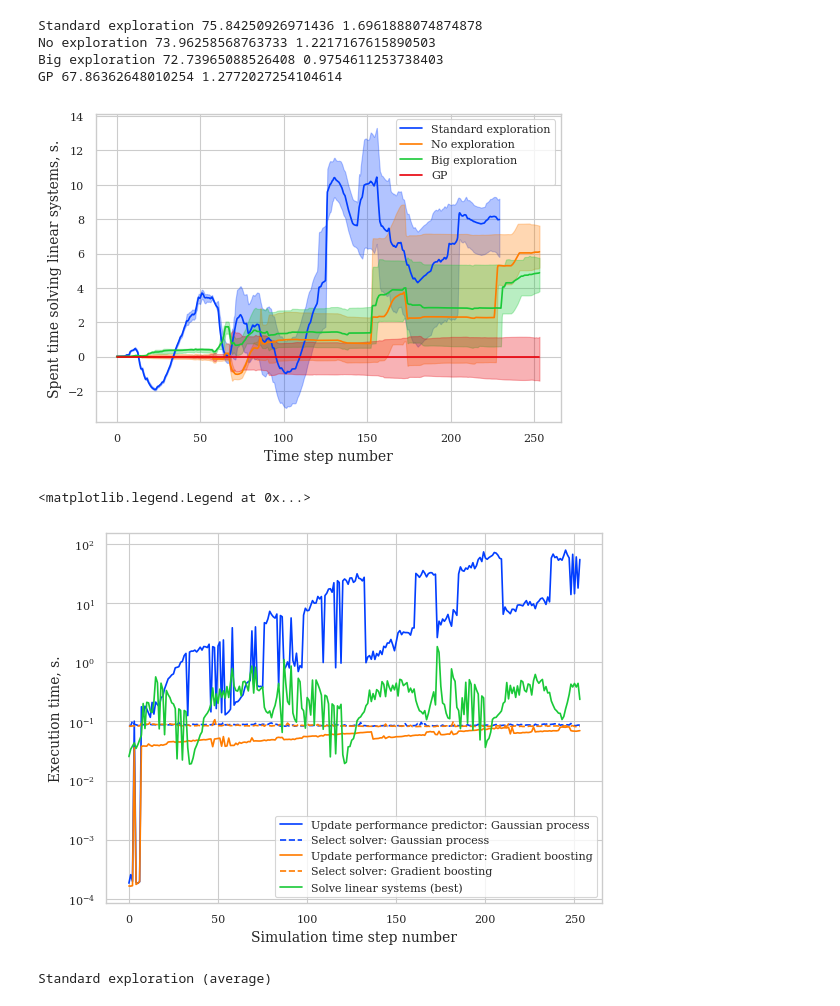
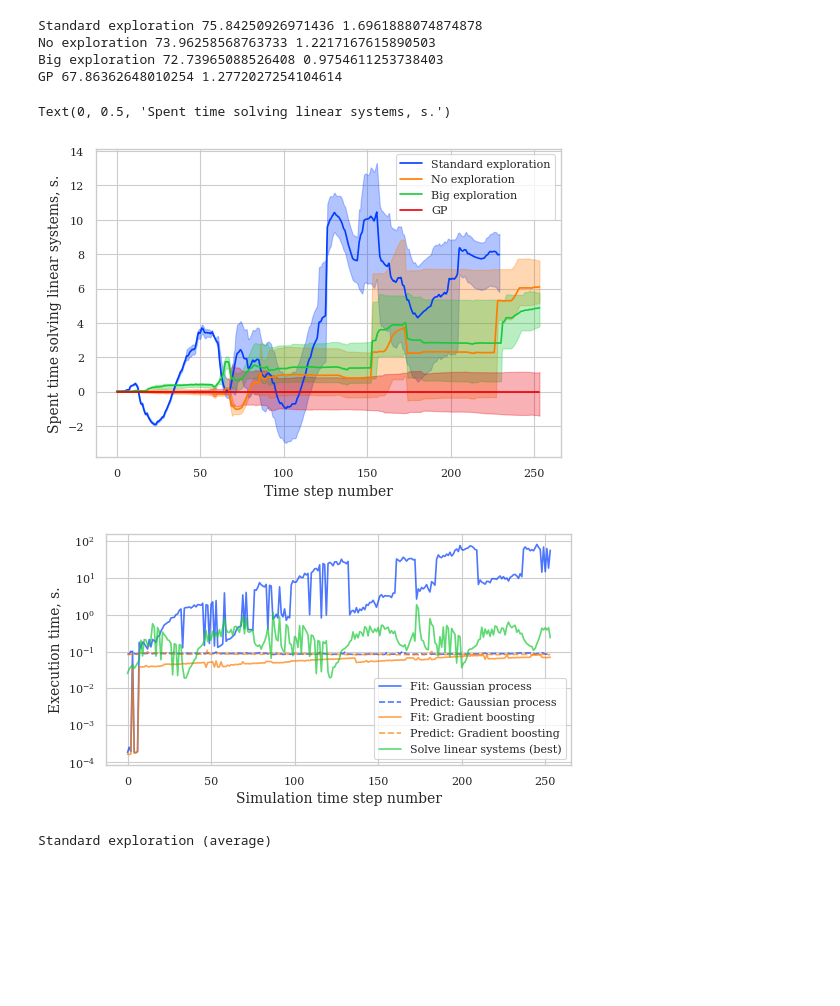
Before and after one commit to Yuriyzabegaev/solver_selector, a Jupyter notebook: examples/3.1/results_3_1_thermal.ipynb, the cells around one changed output. Drawn from its saved outputs; the diff is of its cells as text; code cells hidden in the pictures; blank space fills up the shorter version.

```diff
--- a/examples/3.1/results_3_1_thermal.ipynb
+++ b/examples/3.1/results_3_1_thermal.ipynb
@@ -44,8 +44,8 @@ data = {
     "GP": load_data("thermal_gp", n_newest=NUM_SIMS),
 }
 
-# save_media_path = Path('/dev/null')
-save_media_path = None
+save_media_path = Path('media')
+save_media_path.mkdir(exist_ok=True)
 # %% [output]
 Loading data:
 /home/firedrake/solver_selector/examples/3.1/../1/performance/thermal_dynamic_31.npy
@@ -167,49 +168,64 @@ plt.legend()
 plt.xlabel(X_LABEL)
 plt.ylabel("Spent time solving linear systems, s.")
 
-if save_media_path is not None:
-    plt.savefig(save_media_path / "thermal_performance.pdf", bbox_inches="tight")
+# if save_media_path is not None:
+#     plt.savefig(save_media_path / "thermal_performance.pdf", bbox_inches="tight")
 # %% [output]
 Standard exploration 75.84250926971436 1.6961888074874878
 No exploration 73.96258568763733 1.2217167615890503
 Big exploration 72.73965088526408 0.9754611253738403
 GP 67.86362648010254 1.2772027254104614
+Text(0, 0.5, 'Spent time solving linear systems, s.')
 [figure]
 # %%
 metrics = {
-    "Gaussian process": np.load('performance/thermal_gp_0_metrics.npy', allow_pickle=True).item(),
-    "Gradient boosting": np.load('performance/thermal_eps0_0_metrics.npy', allow_pickle=True).item(),
+    "Gaussian process": np.load(
+        "performance/thermal_gp_0_metrics.npy", allow_pickle=True
+    ).item(),
+    "Gradient boosting": np.load(
+        "performance/thermal_eps0_0_metrics.npy", allow_pickle=True
+    ).item(),
 }
 
-fig = plt.figure()
+plt.figure(figsize=(6, 3))
 for i, (name, metric) in enumerate(metrics.items()):
     plt.plot(
         metric["update_selector_times"],
-        label=f"Update performance predictor: {name}",
+        label=f"Fit: {name}",
         color=f"C{i}",
+        alpha=0.7,
     )
     plt.plot(
         metric["select_solver_times"],
-        label=f"Select solver: {name}",
+        label=f"Predict: {name}",
         color=f"C{i}",
         linestyle="--",
+        # linewidth=1,
+        alpha=0.7,
     )
 
 solve_best_time = sum_per_time_step(
     make_solve_linear_system_time(data[best_name][0], converged=CONVERGED),
     data[best_name][0],
     converged=CONVERGED,
 )
-plt.plot(solve_best_time, label="Solve linear systems (best)", color=f"C{i+1}")
+plt.plot(
+    solve_best_time,
+    label="Solve linear systems (best)",
+    color=f"C{i+1}",
+    alpha=0.7,
+)
 plt.yscale("log")
 plt.ylabel("Execution time, s.")
 plt.xlabel("Simulation time step number")
 # fig.legend(loc="center", bbox_to_anchor=(0.5, -.1))
 plt.legend(loc="lower right")
 # plt.ylim(bottom=1e-2)
+
+if save_media_path is not None:
+    plt.savefig(save_media_path / "overheads.pdf", bbox_inches="tight")
 # %% [output]
-<matplotlib.legend.Legend at 0x...>
-[figure, old version]
+[figure, new version]
 # %%
 def color_using_schur(x, values, using_schur):
     lw = 3
```
Also changed, not shown: parts of 1 cell of this notebook, 11 other files.
